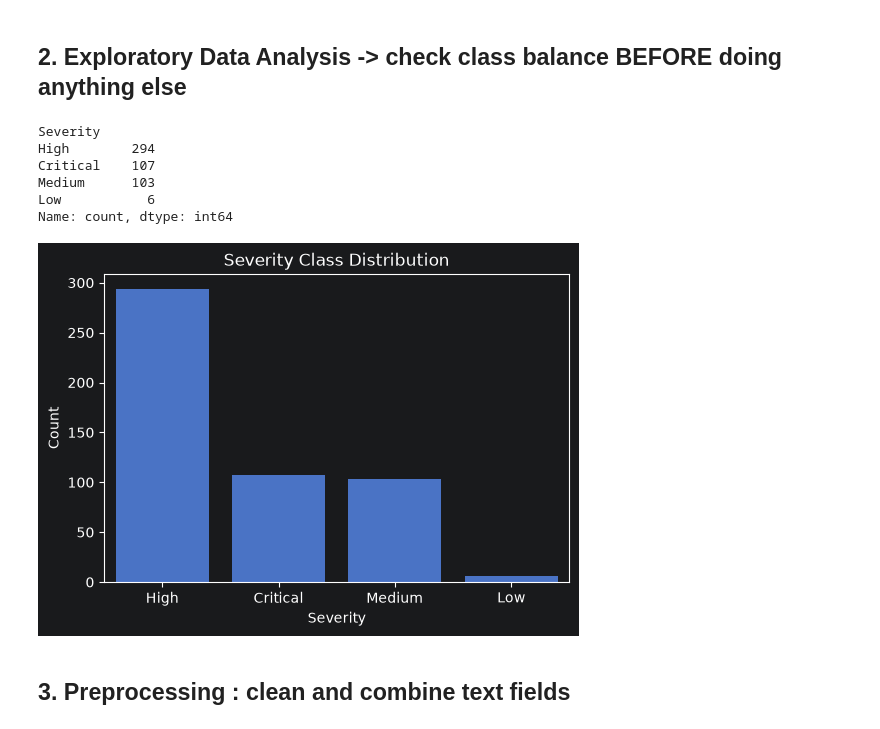
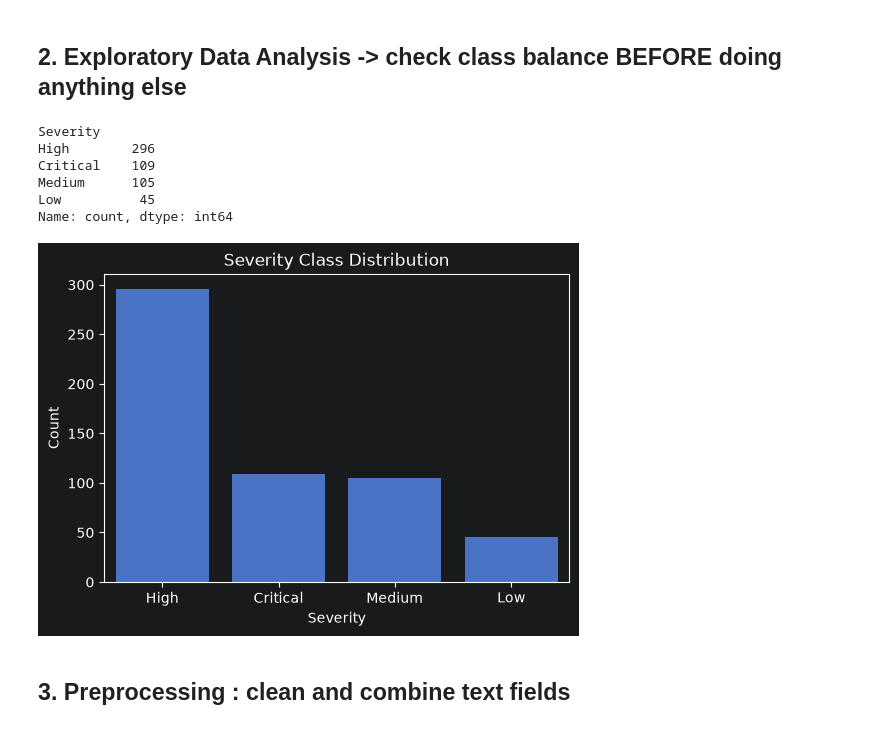
Before and after one commit to Anujakhatri/BugChetana, a Jupyter notebook: notebooks/bug_train.ipynb, the cells around one changed output. Saved outputs shown, nothing was run; the diff lists cells and outputs as text; code cells hidden in the pictures.

```diff
--- a/notebooks/bug_train.ipynb
+++ b/notebooks/bug_train.ipynb
@@ -30,22 +31,23 @@ Shape:  (510, 9)
 # %% [markdown]
 ## 2. Exploratory Data Analysis -> check class balance BEFORE doing anything else
 # %%
+df['Severity'] = df['Severity'].astype(str).str.strip().str.title()
 severity_counts = df['Severity'].value_counts()
 print(severity_counts)
 
 plt.figure(figsize=(6,4))
 sns.barplot(x=severity_counts.index, y=severity_counts.values)
 plt.title("Severity Class Distribution")
 plt.ylabel("Count")
 plt.show()
 # %% [output]
 Severity
-High        294
-Critical    107
-Medium      103
-Low           6
+High        296
+Critical    109
+Medium      105
+Low          45
 Name: count, dtype: int64
-[figure, old version]
+[figure, new version]
 # %% [markdown]
 ## 3. Preprocessing : clean and combine text fields
 # %%
```
Also changed, not shown: parts of 14 cells of this notebook, 3 other files.
